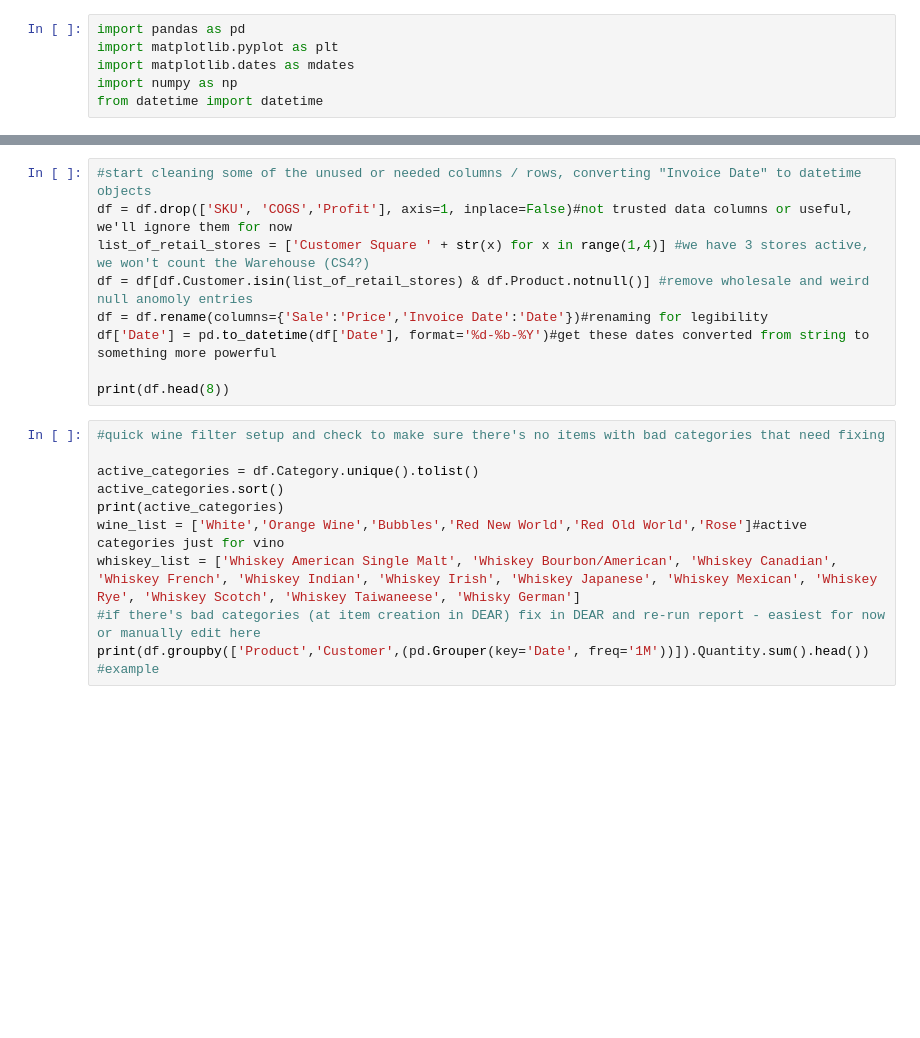
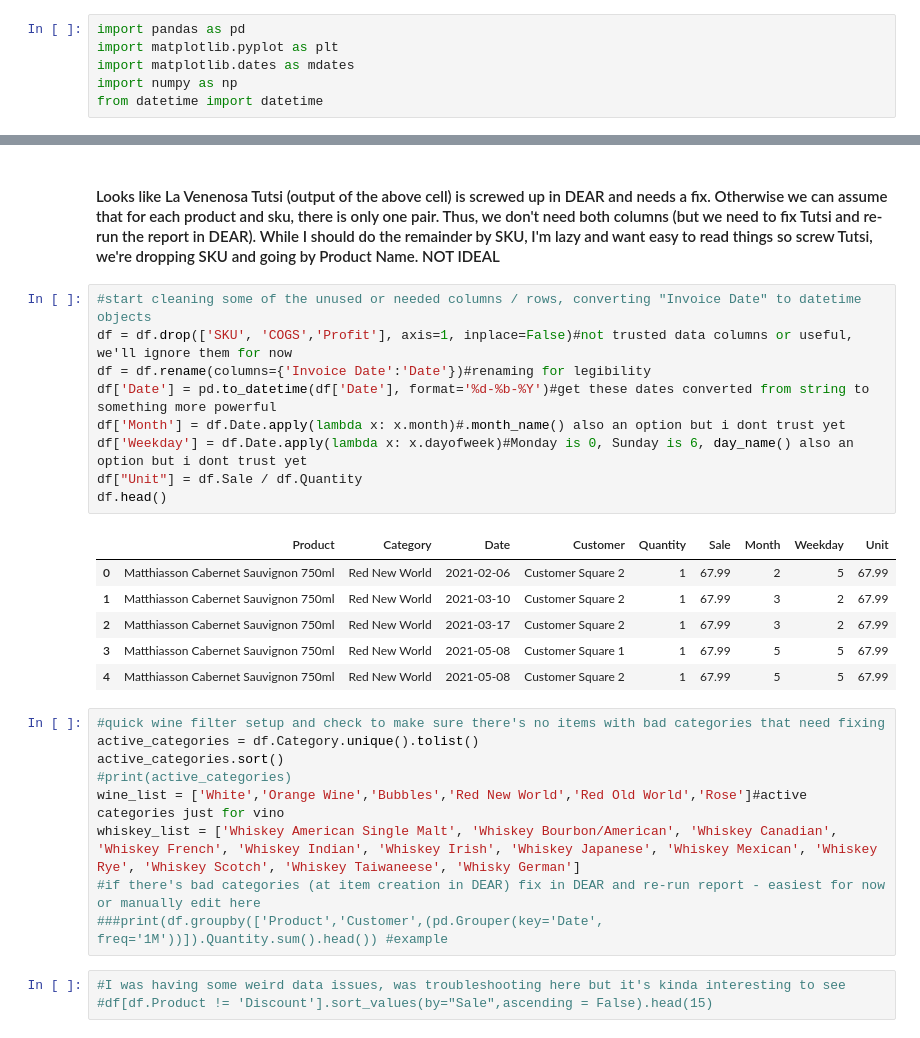
Before and after one commit to TheAgaveFairy/practice, a Jupyter notebook: SbPDetail.ipynb, the cells around one changed output, grey strips where cells are left out. Drawn from its saved outputs; the diff is of its cells as text; blank space fills up the shorter version.

```diff
--- a/SbPDetail.ipynb
+++ b/SbPDetail.ipynb
@@ -13,21 +26,32 @@ print(df.iloc[30:40])#head is full of junk right now lol
+# %% [markdown]
+#### Looks like La Venenosa Tutsi (output of the above cell) is screwed up in DEAR and needs a fix. Otherwise we can assume that for each product and sku, there is only one pair. Thus, we don't need both columns (but we need to fix Tutsi and re-run the report in DEAR). While I should do the remainder by SKU, I'm lazy and want easy to read things so screw Tutsi, we're dropping SKU and going by Product Name. NOT IDEAL
 # %%
 #start cleaning some of the unused or needed columns / rows, converting "Invoice Date" to datetime objects
 df = df.drop(['SKU', 'COGS','Profit'], axis=1, inplace=False)#not trusted data columns or useful, we'll ignore them for now
-list_of_retail_stores = ['Customer Square ' + str(x) for x in range(1,4)] #we have 3 stores active, we won't count the Warehouse (CS4?)
-df = df[df.Customer.isin(list_of_retail_stores) & df.Product.notnull()] #remove wholesale and weird null anomoly entries
-df = df.rename(columns={'Sale':'Price','Invoice Date':'Date'})#renaming for legibility
+df = df.rename(columns={'Invoice Date':'Date'})#renaming for legibility
 df['Date'] = pd.to_datetime(df['Date'], format='%d-%b-%Y')#get these dates converted from string to something more powerful
-
-print(df.head(8))
+df['Month'] = df.Date.apply(lambda x: x.month)#.month_name() also an option but i dont trust yet
+df['Weekday'] = df.Date.apply(lambda x: x.dayofweek)#Monday is 0, Sunday is 6, day_name() also an option but i dont trust yet
+df["Unit"] = df.Sale / df.Quantity
+df.head()
+# %% [output]
+|  | Product | Category | Date | Customer | Quantity | Sale | Month | Weekday | Unit |
+| 0 | Matthiasson Cabernet Sauvignon 750ml | Red New World | 2021-02-06 | Customer Square 2 | 1 | 67.99 | 2 | 5 | 67.99 |
+| 1 | Matthiasson Cabernet Sauvignon 750ml | Red New World | 2021-03-10 | Customer Square 2 | 1 | 67.99 | 3 | 2 | 67.99 |
+| 2 | Matthiasson Cabernet Sauvignon 750ml | Red New World | 2021-03-17 | Customer Square 2 | 1 | 67.99 | 3 | 2 | 67.99 |
+| 3 | Matthiasson Cabernet Sauvignon 750ml | Red New World | 2021-05-08 | Customer Square 1 | 1 | 67.99 | 5 | 5 | 67.99 |
+| 4 | Matthiasson Cabernet Sauvignon 750ml | Red New World | 2021-05-08 | Customer Square 2 | 1 | 67.99 | 5 | 5 | 67.99 |
 # %%
 #quick wine filter setup and check to make sure there's no items with bad categories that need fixing
-
 active_categories = df.Category.unique().tolist()
 active_categories.sort()
-print(active_categories)
+#print(active_categories)
 wine_list = ['White','Orange Wine','Bubbles','Red New World','Red Old World','Rose']#active categories just for vino
 whiskey_list = ['Whiskey American Single Malt', 'Whiskey Bourbon/American', 'Whiskey Canadian', 'Whiskey French', 'Whiskey Indian', 'Whiskey Irish', 'Whiskey Japanese', 'Whiskey Mexican', 'Whiskey Rye', 'Whiskey Scotch', 'Whiskey Taiwaneese', 'Whisky German']
 #if there's bad categories (at item creation in DEAR) fix in DEAR and re-run report - easiest for now or manually edit here
-print(df.groupby(['Product','Customer',(pd.Grouper(key='Date', freq='1M'))]).Quantity.sum().head()) #example
+###print(df.groupby(['Product','Customer',(pd.Grouper(key='Date', freq='1M'))]).Quantity.sum().head()) #example
+# %%
+#I was having some weird data issues, was troubleshooting here but it's kinda interesting to see
+#df[df.Product != 'Discount'].sort_values(by="Sale",ascending = False).head(15)
 # %%
 #lets make a plot showing the change in category sales over the year
```
Also changed, not shown: parts of 11 cells of this notebook, 2 other files.
